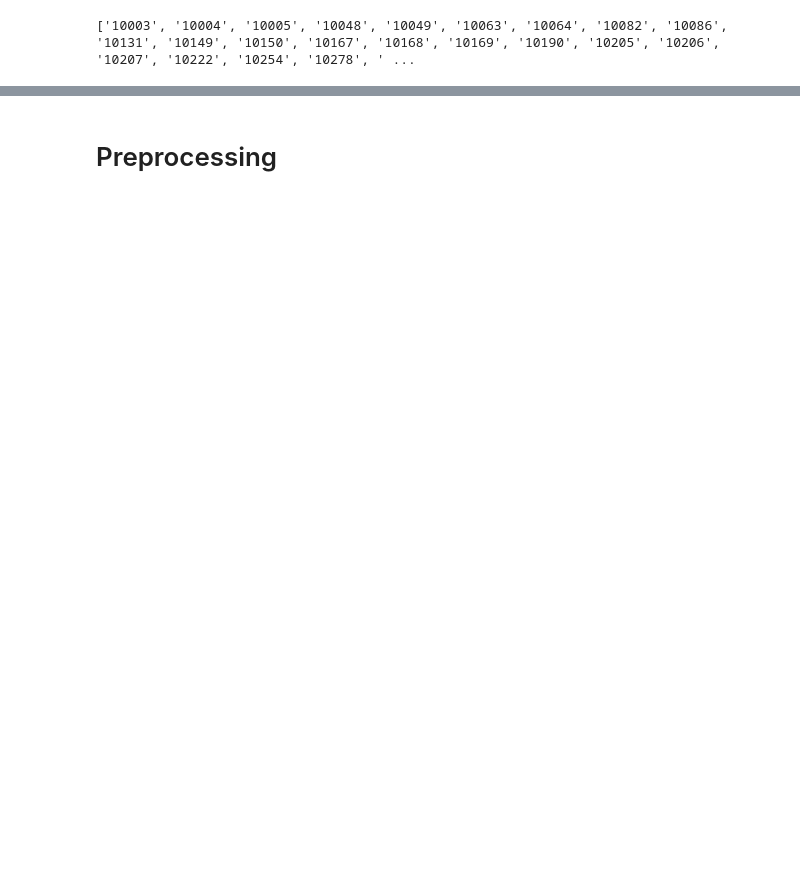
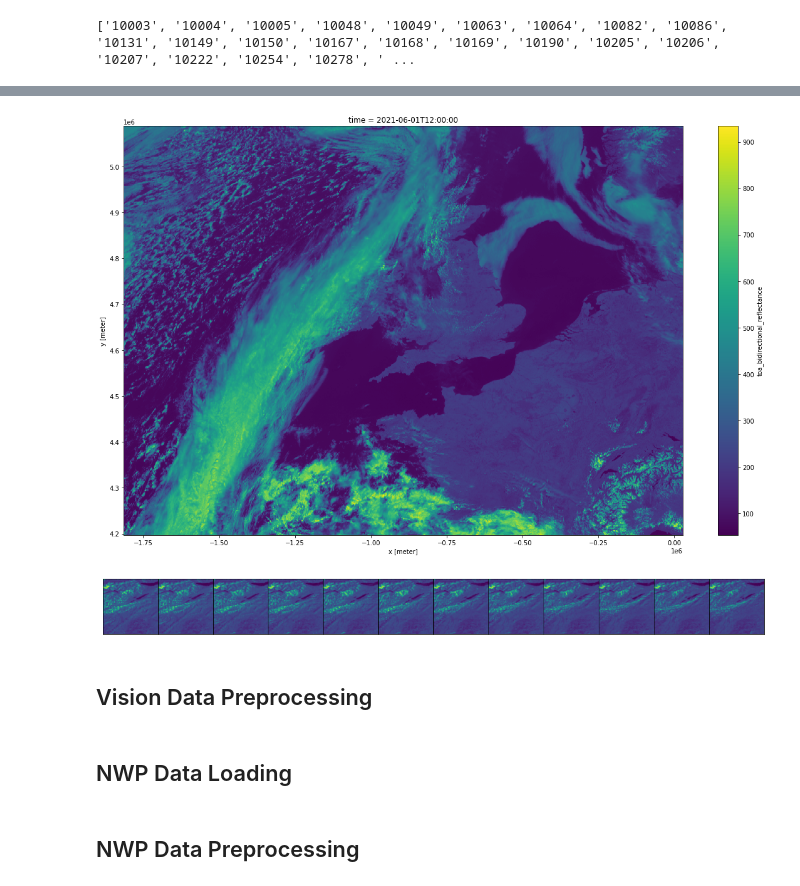
Before and after one commit to thejammerr/PV-Challenge-Jae, a Jupyter notebook: notebooks/extract_data.ipynb, the cells around one changed output, grey strips where cells are left out. Cells and saved outputs as stored; diff of their text form; code cells hidden in the pictures; blank space fills up the shorter version.

```diff
--- a/notebooks/extract_data.ipynb
+++ b/notebooks/extract_data.ipynb
@@ -123,2 +130,37 @@ Current TODO:
+# %%
+import xarray as xr
+import cartopy.crs as ccrs  # CRS stands for "coordinate reference system"
+import matplotlib.pyplot as plt
+plt.rcParams["figure.figsize"] = (20, 12)
+
+SATELLITE_ZARR_PATH = "gs://public-datasets-eumetsat-solar-forecasting/satellite/EUMETSAT/SEVIRI_RSS/v3/eumetsat_seviri_hrv_uk.zarr"
+# %%
+dataset = xr.open_dataset(
+    SATELLITE_ZARR_PATH,
+    engine="zarr",
+    chunks="auto",  # Load the data as a Dask array.
+)
+# %%
+DATETIME_TO_PLOT = "2021-06-01 12:00"
+data_array = dataset['data']
+data_array.sel(time=DATETIME_TO_PLOT).plot();
+# %% [output]
+[figure, added]
+# %%
+fig, ax = plt.subplots(1, 12, figsize=(15,3))
+
+for i, d in enumerate(["2020-07-04 12:00", "2020-07-04 12:05", "2020-07-04 12:10", "2020-07-04 12:15", "2020-07-04 12:20", "2020-07-04 12:25", "2020-07-04 12:30", "2020-07-04 12:35", "2020-07-04 12:40", "2020-07-04 12:45", "2020-07-04 12:50", "2020-07-04 12:55"]):
+    ax[i].imshow(dataset["data"].sel(time=d).isel(x=slice(128, 256), y=slice(128, 256)).to_numpy(), cmap='viridis')
+    ax[i].get_xaxis().set_visible(False)
+    ax[i].get_yaxis().set_visible(False)
+
+fig.tight_layout()
+fig.subplots_adjust(wspace=0, hspace=0)
+# %% [output]
+[figure, added]
 # %% [markdown]
-# Preprocessing
+## Vision Data Preprocessing
+# %% [markdown]
+## NWP Data Loading
+# %% [markdown]
+## NWP Data Preprocessing
```
Also changed, not shown: parts of 10 cells of this notebook.
